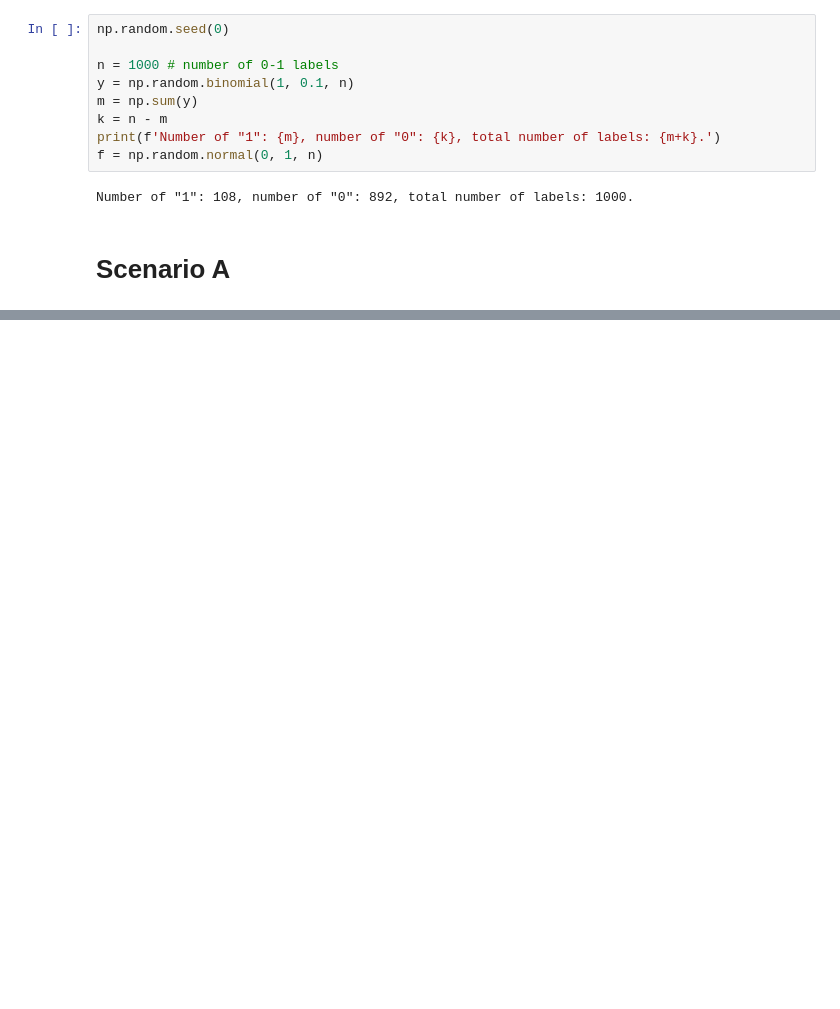
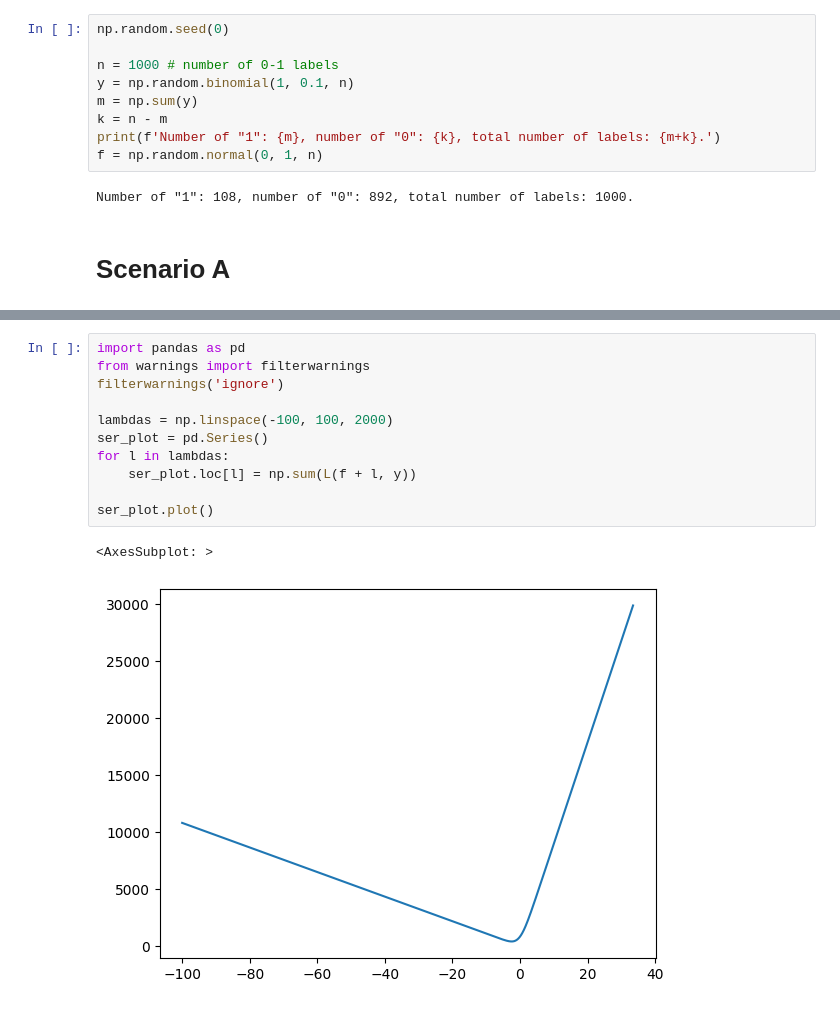
Before and after one commit to jakubweglowski/Machine-Learning-Summer-2024-25, a Jupyter notebook: Homework07_gradient-boosting.ipynb, the cells around one changed output, grey strips where cells are left out. Cells and saved outputs as stored; diff of their text form; blank space fills up the shorter version.

```diff
--- a/Homework07_gradient-boosting.ipynb
+++ b/Homework07_gradient-boosting.ipynb
@@ -74,0 +127,14 @@ newton(lambda x: k*sigma(x) - m*sigma(-x), x0 = 0.0)
+# %%
+import pandas as pd
+from warnings import filterwarnings
+filterwarnings('ignore')
+
+lambdas = np.linspace(-100, 100, 2000)
+ser_plot = pd.Series()
+for l in lambdas:
+    ser_plot.loc[l] = np.sum(L(f + l, y))
+
+ser_plot.plot()
+# %% [output]
+<AxesSubplot: >
+[figure, added]
```
Also changed, not shown: parts of 15 cells of this notebook.
